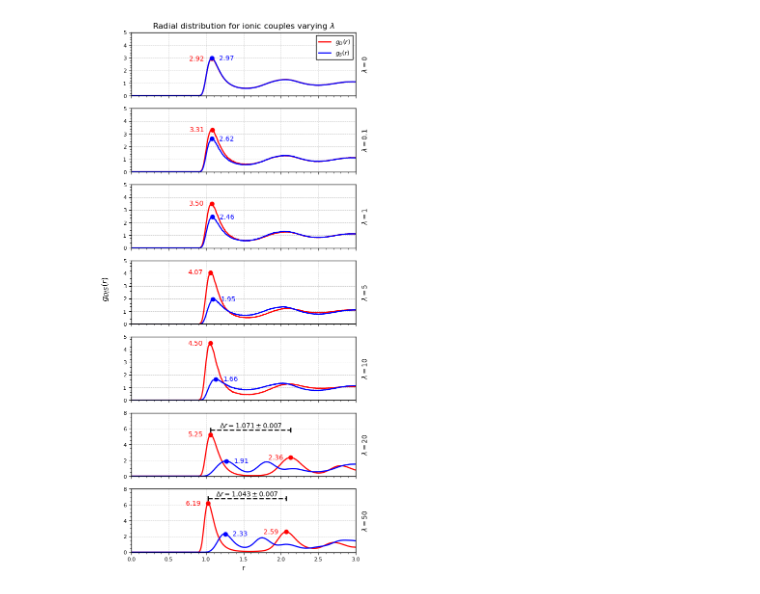
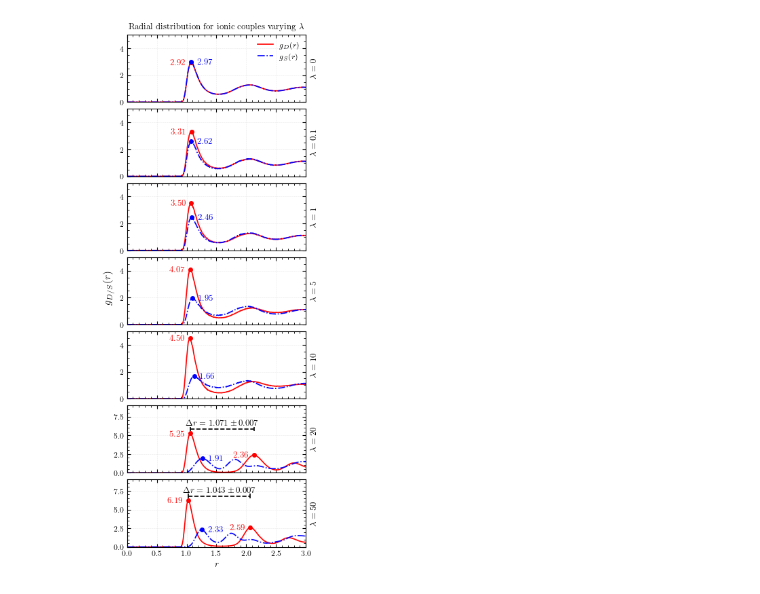
Before and after one commit to Sparisi01/montecarlo_particles_simulation, a Jupyter notebook: analysis/Coulomb_LJ_coupling/data_analysis_LJ_Coulomb.ipynb, the cells around one changed output. Saved outputs shown, nothing was run; the diff lists cells and outputs as text; code cells hidden in the pictures.

Commit message:
analysys_better_plots

```diff
--- a/analysis/Coulomb_LJ_coupling/data_analysis_LJ_Coulomb.ipynb
+++ b/analysis/Coulomb_LJ_coupling/data_analysis_LJ_Coulomb.ipynb
@@ -59,8 +66,8 @@ n_lamb = np.size(lamb)
 
 x = np.linspace(0.1,4,10000)
 
-fig, axes = plt.subplots(n_lamb, 1, figsize=(6, 2*n_lamb),sharex=True)
-fig.subplots_adjust(hspace=0.2)
+fig, axes = plt.subplots(n_lamb, 1, figsize=(3.4, (1.4)*n_lamb),sharex=True)
+fig.subplots_adjust(hspace=0.1)
 
 axes[0].set_title(r'Radial distribution for ionic couples varying $\lambda$')
 
@@ -81,7 +88,7 @@ for i in range(0,n_lamb):
     max_g_differ_array.append(y_max_diff)
 
     data_same = np.loadtxt(f"./lambda{l}/radial_distribution_equal.csv", delimiter=";")
-    axes[i].plot(data_same[:,0], data_same[:,1],c="blue", label =r"$g_S(r)$")
+    axes[i].plot(data_same[:,0], data_same[:,1],c="blue", linestyle="-.", label =r"$g_S(r)$")
 
     idx = np.argmax(data_same[:, 1])
     row_max = data_same[idx]
@@ -92,13 +99,13 @@ for i in range(0,n_lamb):
     max_g_same_array.append(y_max_same)
 
     axes[i].text(
-        x_max_diff - 0.3, y_max_diff,
+        x_max_diff - 0.35, y_max_diff,
         f'{y_max_diff:.2f}',
         va='center',
         ha='left',
         color="red"
     )
-    axes[i].plot(x_max_diff, y_max_diff, "o",color="red")
+    axes[i].plot(x_max_diff, y_max_diff, "o",ms=4,color="red")
 
     axes[i].text(
         x_max_same + 0.1, y_max_same,
@@ -107,7 +114,7 @@ for i in range(0,n_lamb):
         ha='left',
         color="blue"
     )
-    axes[i].plot(x_max_same, y_max_same, "o",color="blue")
+    axes[i].plot(x_max_same, y_max_same, "o",ms=4,color="blue")
 
     axes[i].text(
         1.025, 0.5,
@@ -125,10 +132,10 @@ for i in range(0,n_lamb):
         axes[i].tick_params(axis='x', labelbottom=False)
 
     if i == n_lamb-1:
-        axes[i].set_xlabel("r")
+        axes[i].set_xlabel(r"$r$")
 
     if l >= 20:
-        axes[i].set_ylim([0,8])
+        axes[i].set_ylim([0,9])
 
         # For last two plot the second maximum
         idx = np.argmax(data_differ[190:, 1]) + 190
@@ -138,13 +145,13 @@ for i in range(0,n_lamb):
         y_max_diff2 = data_differ[idx, 1]
 
         axes[i].text(
-            x_max_diff2 - 0.3, y_max_diff2,
+            x_max_diff2 - 0.35, y_max_diff2,
             f'{y_max_diff2:.2f}',
             va='center',
             ha='left',
             color="red"
         )
-        axes[i].plot(x_max_diff2, y_max_diff2, "o",color="red")
+        axes[i].plot(x_max_diff2, y_max_diff2, "o",ms=4,color="red")
 
         delta_x = x_max_diff2 - x_max_diff
 
@@ -160,38 +167,38 @@ for i in range(0,n_lamb):
 
         axes[i].text(
             (x_max_diff + x_max_diff2) / 2,
-            y_line + 0.1,
+            y_line + 0.4,
             rf'$\Delta r = {delta_x:.3f}\pm0.007$',
             ha='center',
             va='bottom'
         )
 
         cap_height = 0.3
         axes[i].vlines(
             x=[x_max_diff, x_max_diff2],
             ymin=y_line - cap_height,
             ymax=y_line + cap_height,
             colors='black'
         )
 
-    if l == 100:
-        axes[i].set_ylim([0,10])
+    if l == 50:
+        axes[i].set_ylim([0,9])
 
     if i == 0:
         axes[i].legend(loc='upper right')
 
     axes[i].xaxis.minorticks_on()
     axes[i].yaxis.minorticks_on()
 
     #axes[i].set_ylabel("g(r)")
     axes[i].grid()
 
 fig.supylabel(r"$g_{D/S}(r)$") # ylabel in common
 
-plt.savefig("lambda_coupling.png", bbox_inches="tight")
+plt.savefig("lambda_coupling_styled.pdf", bbox_inches="tight")
 plt.show()
 # %% [output]
-[figure, old version]
+[figure, new version]
 # %%
 fig = plt.figure(figsize=(6,2))
 
```
Also changed, not shown: parts of 6 cells of this notebook, 15 other files.
